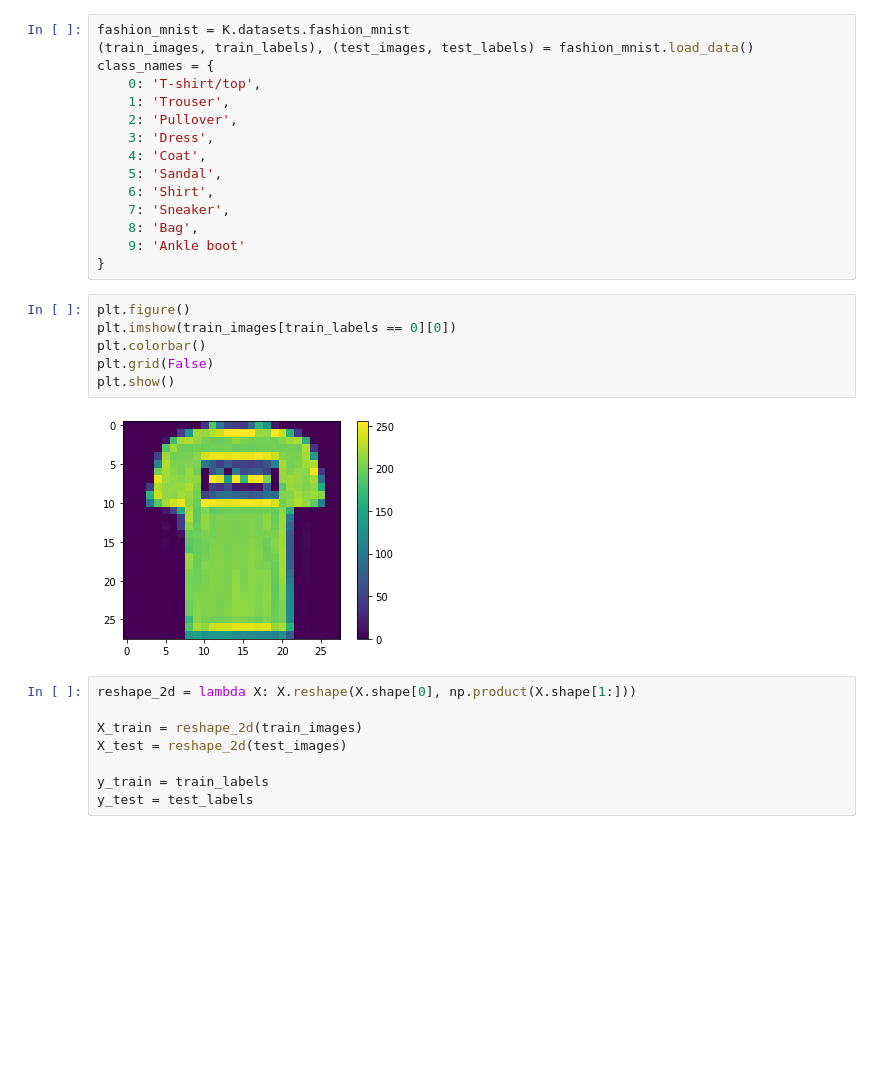
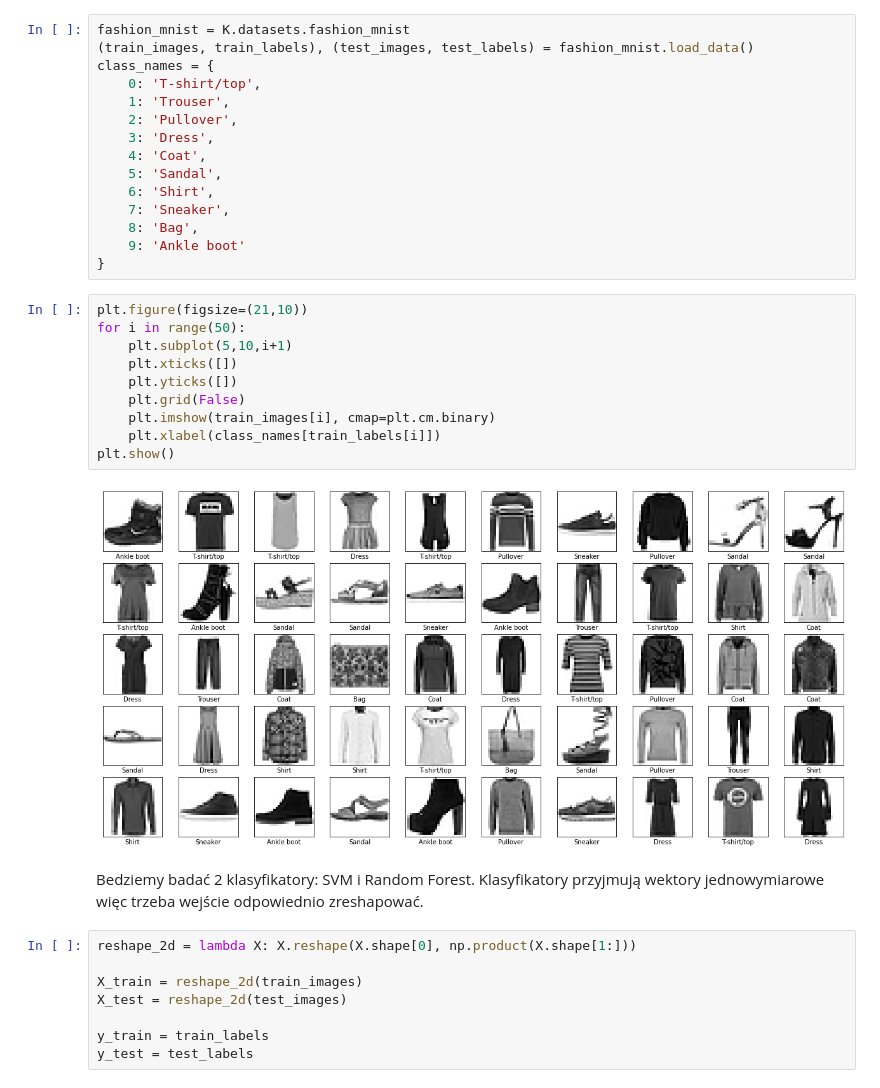
Before and after one commit to luknw/um-lime, a Jupyter notebook: lime-explain.ipynb, the cells around one changed output. Drawn from its saved outputs; the diff is of its cells as text; blank space fills up the shorter version.

```diff
--- a/lime-explain.ipynb
+++ b/lime-explain.ipynb
@@ -31,14 +46,20 @@ class_names = {
     8: 'Bag',
     9: 'Ankle boot'
 }
-# %%
-plt.figure()
-plt.imshow(train_images[train_labels == 0][0])
-plt.colorbar()
-plt.grid(False)
-plt.show()
-# %% [output]
-[figure, removed]
+# %%
+plt.figure(figsize=(21,10))
+for i in range(50):
+    plt.subplot(5,10,i+1)
+    plt.xticks([])
+    plt.yticks([])
+    plt.grid(False)
+    plt.imshow(train_images[i], cmap=plt.cm.binary)
+    plt.xlabel(class_names[train_labels[i]])
+plt.show()
+# %% [output]
+[figure, added]
+# %% [markdown]
+Bedziemy badać 2 klasyfikatory: SVM i Random Forest. Klasyfikatory przyjmują wektory jednowymiarowe więc trzeba wejście odpowiednio zreshapować.
 # %%
 reshape_2d = lambda X: X.reshape(X.shape[0], np.product(X.shape[1:]))
 
```
Also changed, not shown: parts of 76 cells of this notebook, 1 other file.
